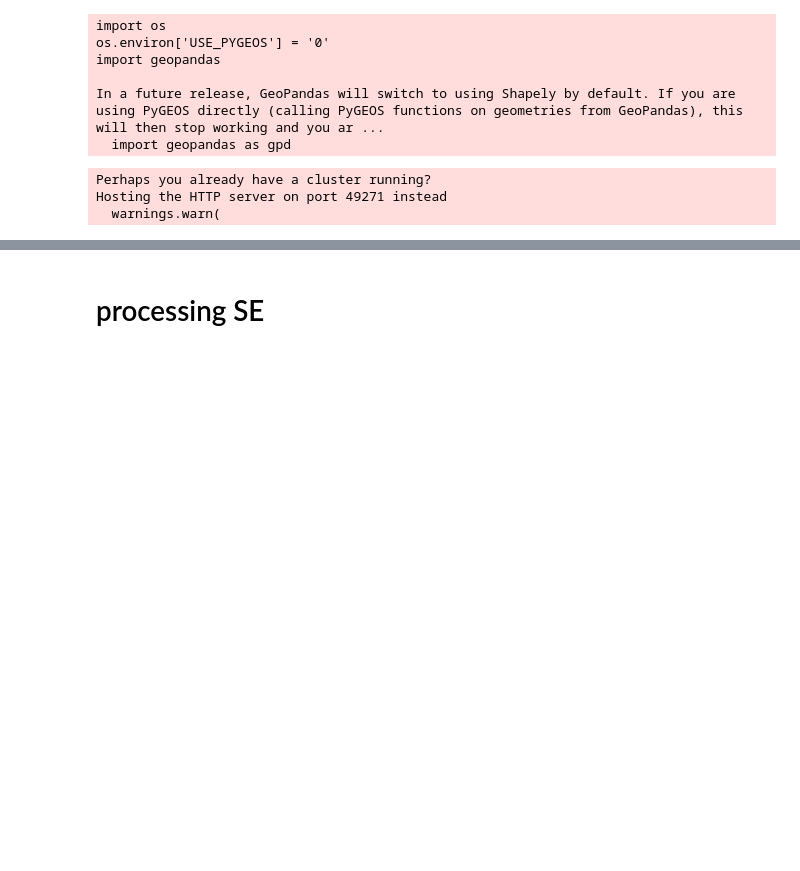
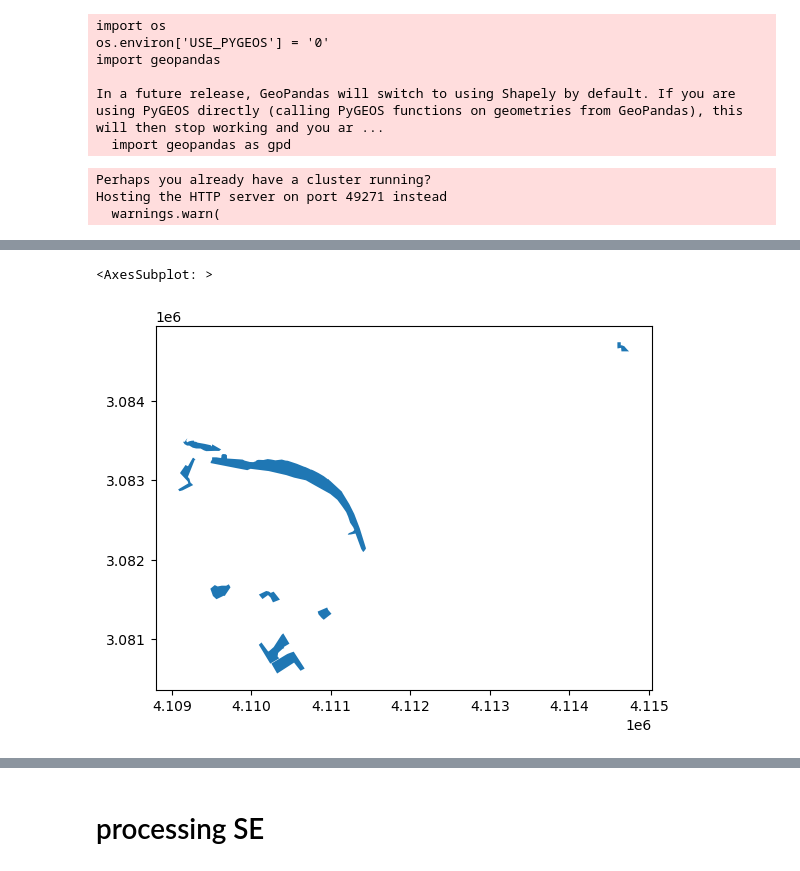
Before and after one commit to ubachr/GQA, a Jupyter notebook: example_usage_all_Viena.ipynb, the cells around one changed output, grey strips where cells are left out. Drawn from its saved outputs; the diff is of its cells as text; code cells hidden in the pictures; blank space fills up the shorter version.

```diff
--- a/example_usage_all_Viena.ipynb
+++ b/example_usage_all_Viena.ipynb
@@ -367,0 +712,5 @@ exported ncm_dis
+# %%
+uagreen.plot()
+# %% [output]
+<AxesSubplot: >
+[figure, added]
```
Also changed, not shown: parts of 20 cells of this notebook.
